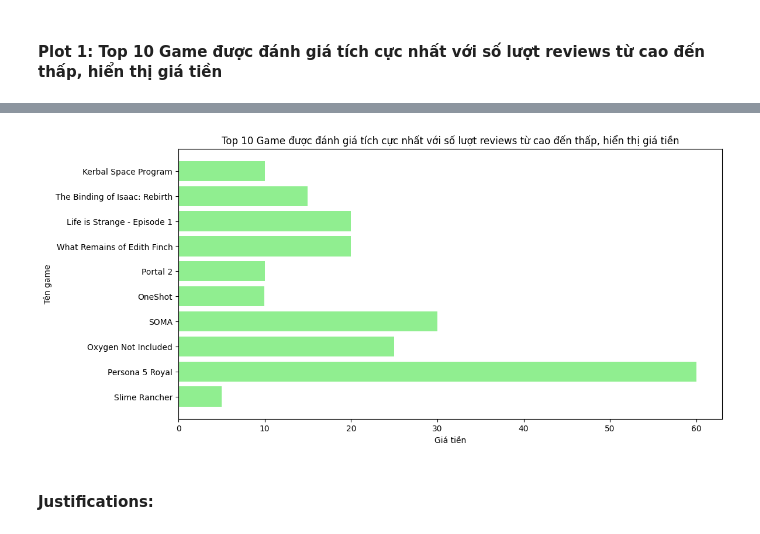
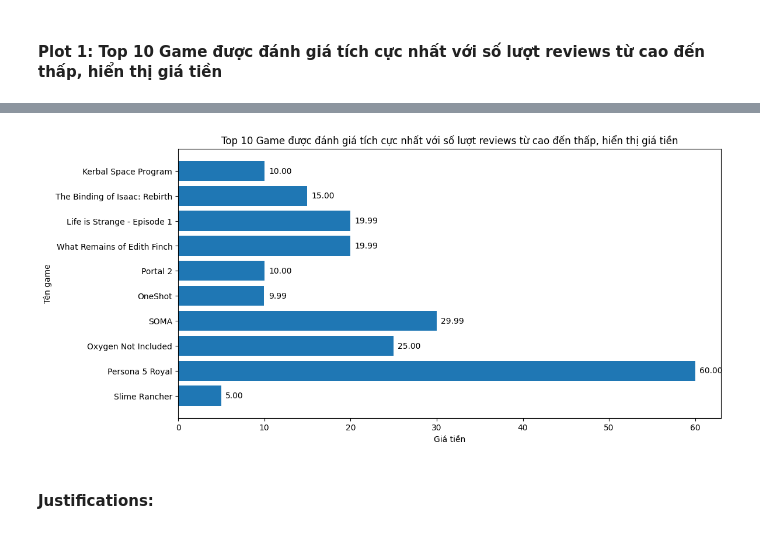
Before and after one commit to ThxgHntr/steam-games-data-analysis, a Jupyter notebook: final_project.ipynb, the cells around one changed output, grey strips where cells are left out. Cells and saved outputs as stored; diff of their text form; code cells hidden in the pictures.

```diff
--- a/final_project.ipynb
+++ b/final_project.ipynb
@@ -372,7 +372,11 @@ memory usage: 1.8+ MB
  - Còn giá trị null ở 5 cột nêu trên.
 # %%
 # replace null values in win, mac, linux, steam_deck with most common value
-df_platforms_copy.fillna({'win': 'true', 'mac': 'false', 'linux': 'false', 'steam_deck': 'true'}, inplace=True)
+df_platforms_copy.fillna({'win': df_platforms_copy['win'].mode(),
+                          'mac': df_platforms_copy['mac'].mode(),
+                          'linux': df_platforms_copy['linux'].mode(),
+                          'steam_deck': df_platforms_copy['steam_deck'].mode()
+                          }, inplace=True)
 # %%
 # fix data type of date_release
 df_platforms_copy['date_release'] = pd.to_datetime(df_platforms_copy['date_release'])
@@ -486,11 +490,20 @@ top_10
 # %%
 # create plot here Top 10 Game được đánh giá tích cực nhất với số lượt reviews từ cao đến thấp, hiển thị giá tiền
 plt.figure(figsize=(12, 6))
-plt.barh(top_10['title'], top_10['price_final'], color='lightgreen', label='Giá tiền')
+bars = plt.barh(top_10['title'], top_10['price_final'], label='Giá tiền')
+
+# Thêm nhãn giá tiền trên từng cột
+for bar in bars:
+    plt.text(
+        bar.get_width() + 0.5,  # Vị trí x của text, cộng thêm một chút để text không đè lên cột
+        bar.get_y() + bar.get_height() / 2,  # Vị trí y của text, canh giữa cột
+        f'{bar.get_width():.2f}',  # Nội dung text, format số thập phân
+        va='center'  # Căn giữa theo chiều dọc
+    )
 setPltLabels('Giá tiền', 'Tên game', 'Top 10 Game được đánh giá tích cực nhất với số lượt reviews từ cao đến thấp, hiển thị giá tiền')
 plt.show()
 # %% [output]
-[figure, old version]
+[figure, new version]
 # %% [markdown]
 #### Justifications:
 # %% [markdown]
```
Also changed, not shown: parts of 2 cells of this notebook.
